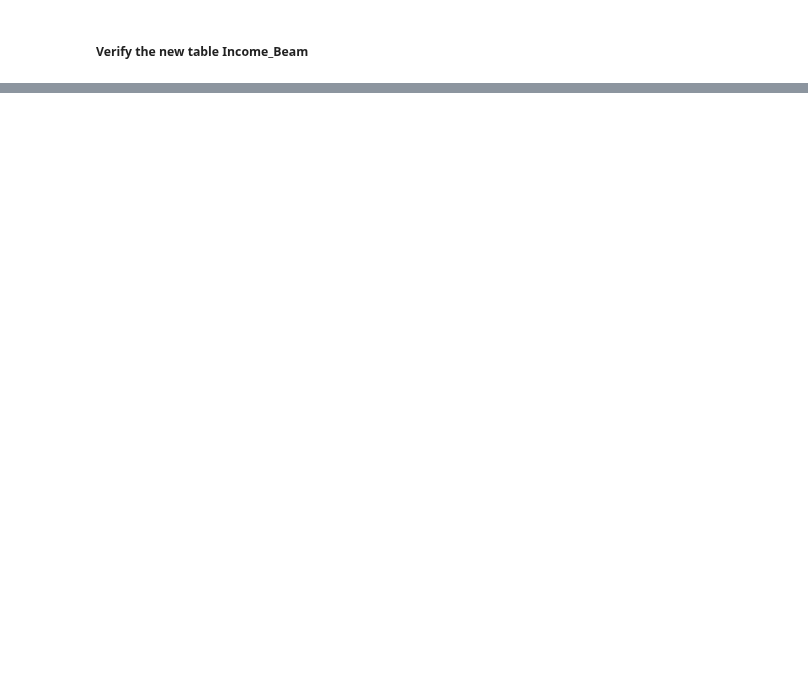
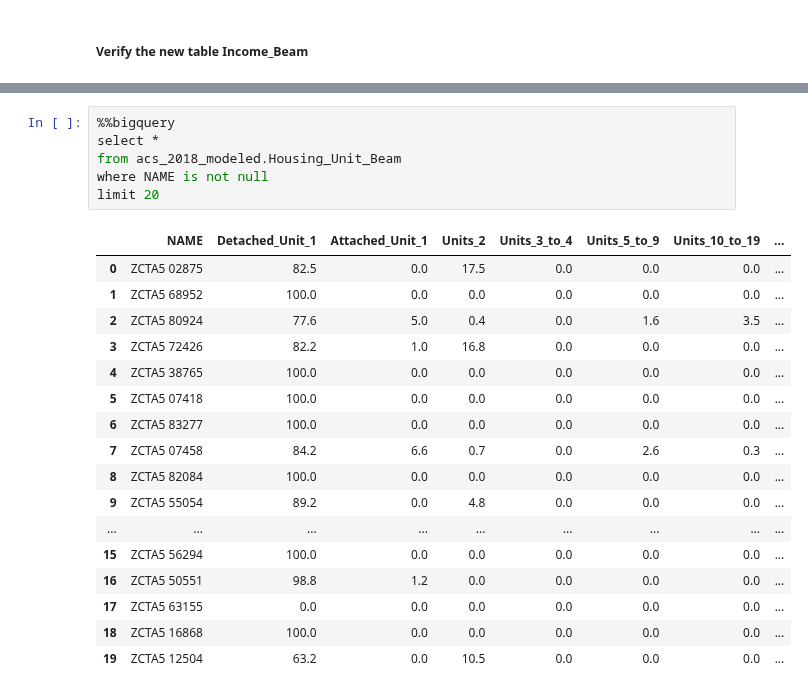
Before and after one commit to xindixu/US-demographic-analysis, a Jupyter notebook: primary-data/acs_2018_modeled.ipynb, the cells around one changed output, grey strips where cells are left out. Cells and saved outputs as stored; diff of their text form; blank space fills up the shorter version.

```diff
--- a/primary-data/acs_2018_modeled.ipynb
+++ b/primary-data/acs_2018_modeled.ipynb
@@ -422,0 +444,24 @@ limit 20
+# %%
+%%bigquery
+select *
+from acs_2018_modeled.Housing_Unit_Beam
+where NAME is not null
+limit 20
+# %% [output]
+|  | NAME | Detached_Unit_1 | Attached_Unit_1 | Units_2 | Units_3_to_4 | Units_5_to_9 | Units_10_to_19 | ... |
+| 0 | ZCTA5 02875 | 82.5 | 0.0 | 17.5 | 0.0 | 0.0 | 0.0 | ... |
+| 1 | ZCTA5 68952 | 100.0 | 0.0 | 0.0 | 0.0 | 0.0 | 0.0 | ... |
+| 2 | ZCTA5 80924 | 77.6 | 5.0 | 0.4 | 0.0 | 1.6 | 3.5 | ... |
+| 3 | ZCTA5 72426 | 82.2 | 1.0 | 16.8 | 0.0 | 0.0 | 0.0 | ... |
+| 4 | ZCTA5 38765 | 100.0 | 0.0 | 0.0 | 0.0 | 0.0 | 0.0 | ... |
+| 5 | ZCTA5 07418 | 100.0 | 0.0 | 0.0 | 0.0 | 0.0 | 0.0 | ... |
+| 6 | ZCTA5 83277 | 100.0 | 0.0 | 0.0 | 0.0 | 0.0 | 0.0 | ... |
+| 7 | ZCTA5 07458 | 84.2 | 6.6 | 0.7 | 0.0 | 2.6 | 0.3 | ... |
+| 8 | ZCTA5 82084 | 100.0 | 0.0 | 0.0 | 0.0 | 0.0 | 0.0 | ... |
+| 9 | ZCTA5 55054 | 89.2 | 0.0 | 4.8 | 0.0 | 0.0 | 0.0 | ... |
+| ... | ... | ... | ... | ... | ... | ... | ... | ... |
+| 15 | ZCTA5 56294 | 100.0 | 0.0 | 0.0 | 0.0 | 0.0 | 0.0 | ... |
+| 16 | ZCTA5 50551 | 98.8 | 1.2 | 0.0 | 0.0 | 0.0 | 0.0 | ... |
+| 17 | ZCTA5 63155 | 0.0 | 0.0 | 0.0 | 0.0 | 0.0 | 0.0 | ... |
+| 18 | ZCTA5 16868 | 100.0 | 0.0 | 0.0 | 0.0 | 0.0 | 0.0 | ... |
+| 19 | ZCTA5 12504 | 63.2 | 0.0 | 10.5 | 0.0 | 0.0 | 0.0 | ... |
```
Also changed, not shown: parts of 8 cells of this notebook.
